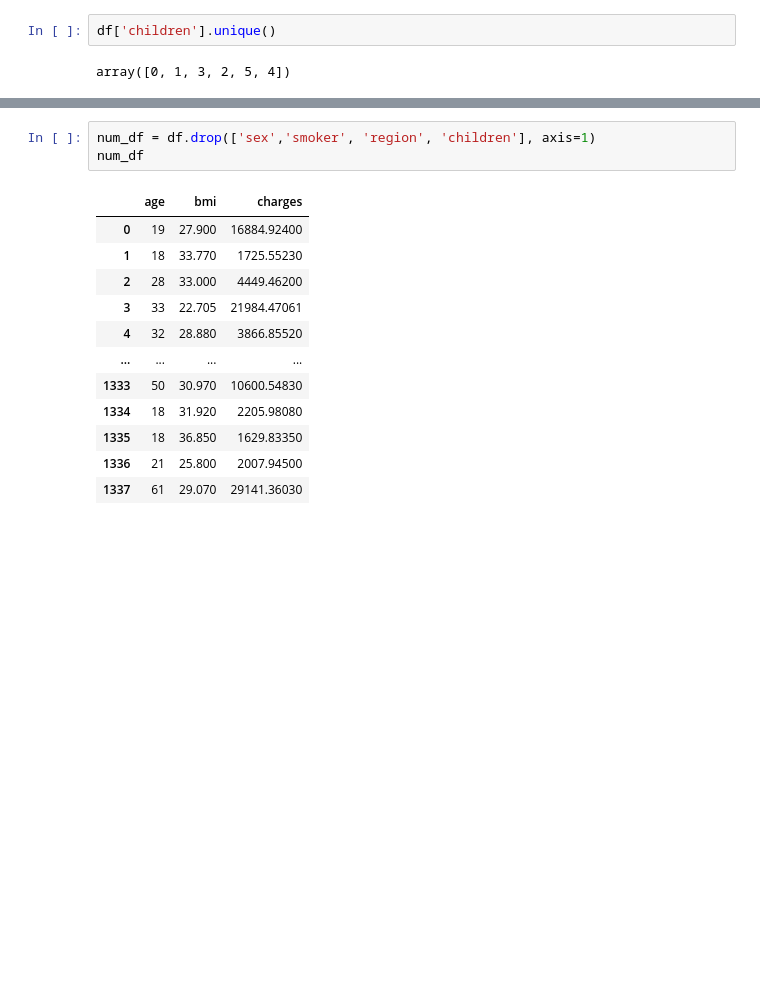
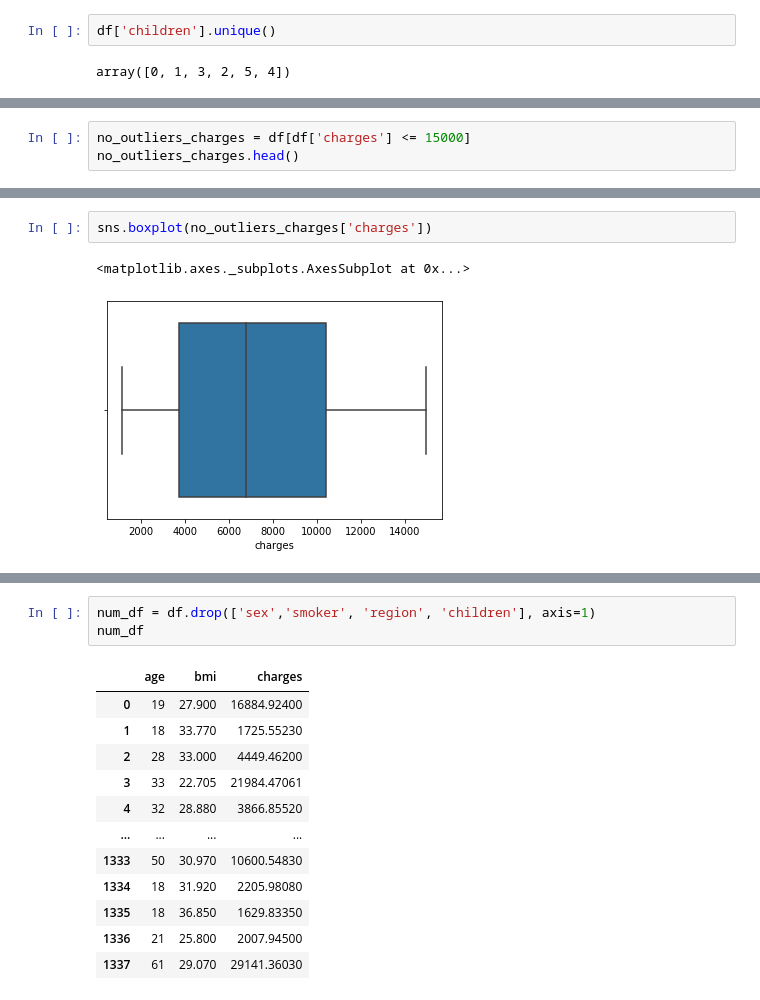
Before and after one commit to JVasquez5/IBM-Machine-Learning-Professional-Certificate, a Jupyter notebook: Module_2/working.ipynb, the cells around one changed output, grey strips where cells are left out. Drawn from its saved outputs; the diff is of its cells as text; blank space fills up the shorter version.

```diff
--- a/Module_2/working.ipynb
+++ b/Module_2/working.ipynb
@@ -111,0 +138,3 @@ array([0, 1, 3, 2, 5, 4])
+# %%
+no_outliers_charges = df[df['charges'] <= 15000]
+no_outliers_charges.head()
@@ -111,0 +165,5 @@ array([0, 1, 3, 2, 5, 4])
+# %%
+sns.boxplot(no_outliers_charges['charges'])
+# %% [output]
+<matplotlib.axes._subplots.AxesSubplot at 0x...>
+[figure, added]
```
Also changed, not shown: parts of 16 cells of this notebook.
